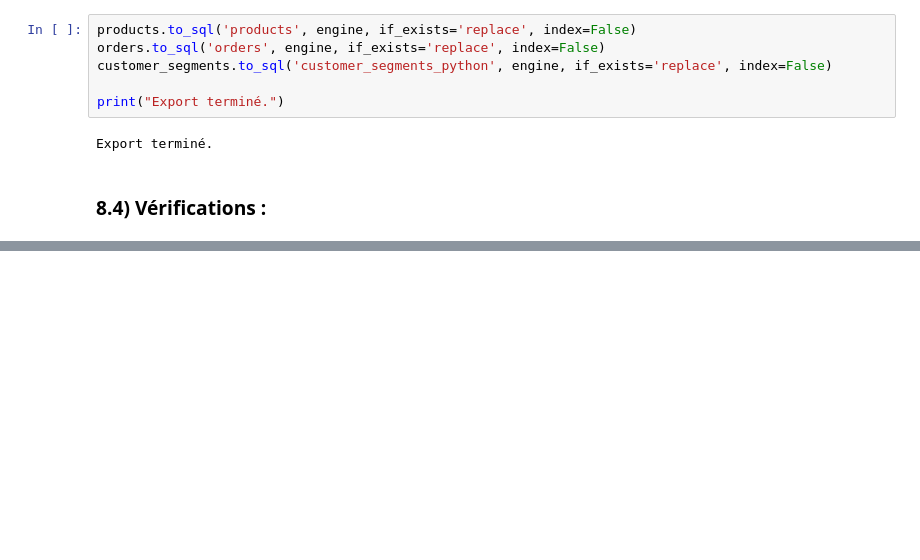
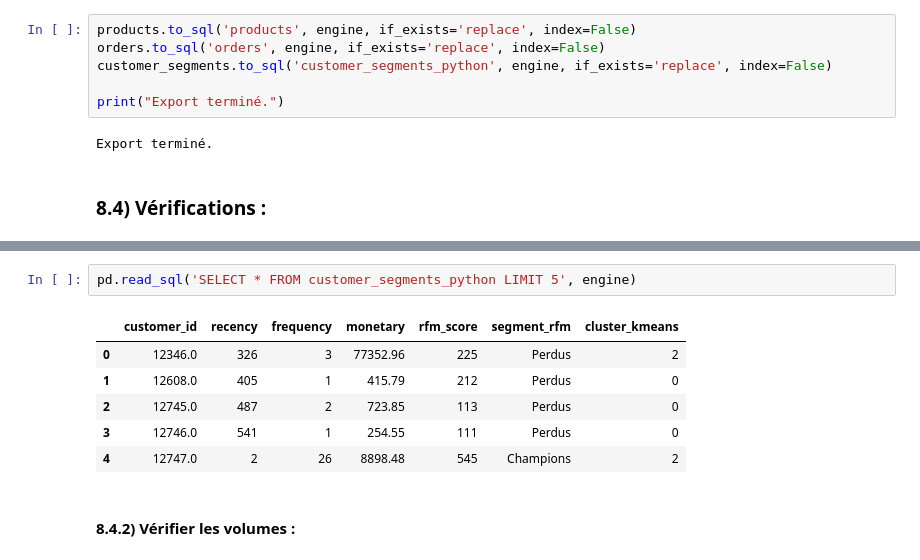
Before and after one commit to Nithilan16/Online_retail-rfm-segmentation, a Jupyter notebook: notebooks/online_retail.ipynb, the cells around one changed output, grey strips where cells are left out. Drawn from its saved outputs; the diff is of its cells as text; blank space fills up the shorter version.

```diff
--- a/notebooks/online_retail.ipynb
+++ b/notebooks/online_retail.ipynb
@@ -1202,0 +1225,11 @@ Export terminé.
+# %%
+pd.read_sql('SELECT * FROM customer_segments_python LIMIT 5', engine)
+# %% [output]
+|  | customer_id | recency | frequency | monetary | rfm_score | segment_rfm | cluster_kmeans |
+| 0 | 12346.0 | 326 | 3 | 77352.96 | 225 | Perdus | 2 |
+| 1 | 12608.0 | 405 | 1 | 415.79 | 212 | Perdus | 0 |
+| 2 | 12745.0 | 487 | 2 | 723.85 | 113 | Perdus | 0 |
+| 3 | 12746.0 | 541 | 1 | 254.55 | 111 | Perdus | 0 |
+| 4 | 12747.0 | 2 | 26 | 8898.48 | 545 | Champions | 2 |
+# %% [markdown]
+#### 8.4.2) Vérifier les volumes :
```
Also changed, not shown: parts of 3 cells of this notebook.
